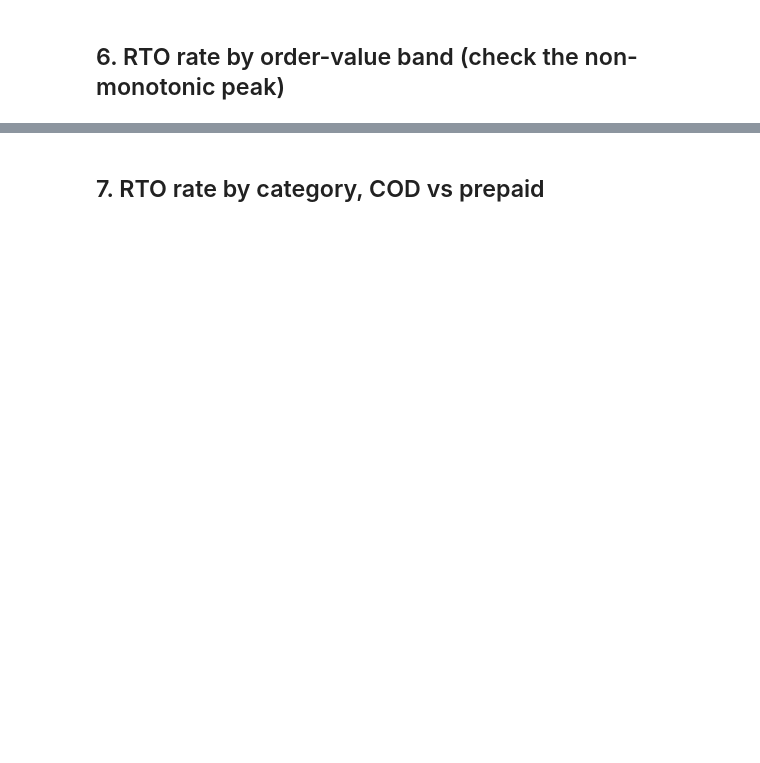
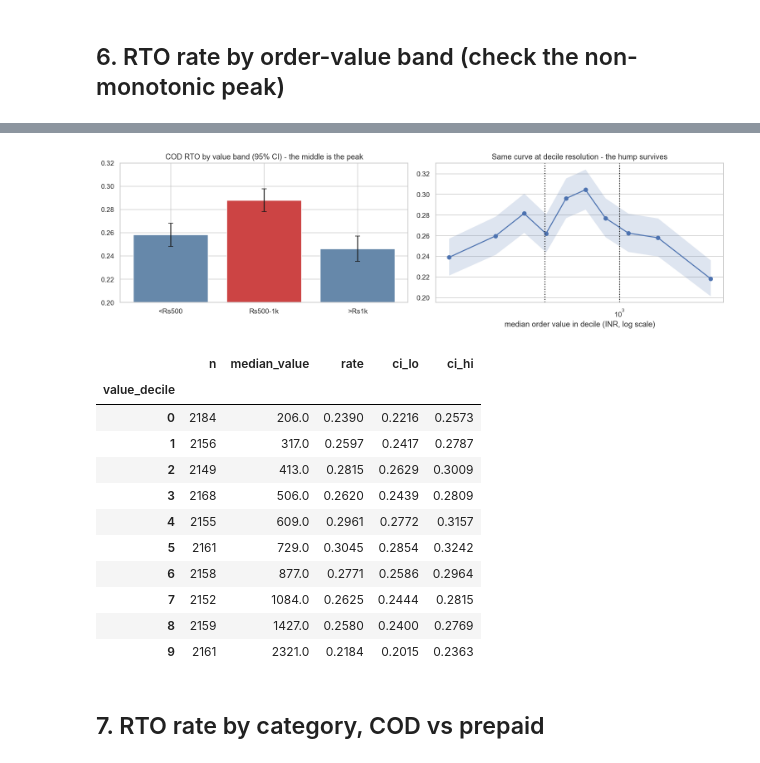
Before and after one commit to lucky07-07/rto-return-risk-scorer, a Jupyter notebook: notebooks/02_eda.ipynb, the cells around one changed output, grey strips where cells are left out. Cells and saved outputs as stored; diff of their text form; code cells hidden in the pictures; blank space fills up the shorter version.

```diff
--- a/notebooks/02_eda.ipynb
+++ b/notebooks/02_eda.ipynb
@@ -30,0 +349,11 @@ Return-Risk Scorer for COD orders (Return-to-Origin prediction).
+# %%
+band = rate_table(train[train.is_cod], "order_value_band").reindex(
+    ["under_500", "500_1000", "1000_plus"])
+display(band.round(4))
+
+peak_ok = band.loc["500_1000", "rate"] > max(
+    band.loc["under_500", "rate"], band.loc["1000_plus", "rate"])
+print(f"\nmiddle band is the peak: {peak_ok}")
+print("This is the assumption most submissions get backwards. Risk does NOT rise")
+print("with order value -- it peaks in the Rs500-1,000 impulse zone and falls above")
+print("Rs1,000, where purchases are more considered.")
@@ -31,2 +370,46 @@ Return-Risk Scorer for COD orders (Return-to-Origin prediction).
+# %%
+# Is the peak an artefact of three coarse bins? Check the shape at decile
+# resolution, which no binning choice can manufacture.
+cod_tr = train[train.is_cod].copy()
+cod_tr["value_decile"] = pd.qcut(cod_tr.order_value, 10, labels=False, duplicates="drop")
+dec = rate_table(cod_tr, "value_decile")
+dec["median_value"] = cod_tr.groupby("value_decile")["order_value"].median()
+
+fig, ax = plt.subplots(1, 2, figsize=(14, 4.2))
+
+x = np.arange(len(band))
+ax[0].bar(x, band["rate"], color=["#68a", "#c44", "#68a"])
+ax[0].errorbar(x, band["rate"],
+               yerr=[band["rate"] - band["ci_lo"], band["ci_hi"] - band["rate"]],
+               fmt="none", ecolor="k", capsize=4)
+ax[0].set_xticks(x, ["<Rs500", "Rs500-1k", ">Rs1k"])
+ax[0].set_ylim(0.20, 0.32)
+ax[0].set_title("COD RTO by value band (95% CI) - the middle is the peak")
+
+ax[1].plot(dec["median_value"], dec["rate"], "o-", lw=1.6)
+ax[1].fill_between(dec["median_value"], dec["ci_lo"], dec["ci_hi"], alpha=0.18)
+ax[1].set_xscale("log")
+ax[1].axvline(500, ls=":", c="k"); ax[1].axvline(1000, ls=":", c="k")
+ax[1].set_xlabel("median order value in decile (INR, log scale)")
+ax[1].set_title("Same curve at decile resolution - the hump survives")
+plt.tight_layout()
+plt.savefig(FIG / "02_order_value_curve.png", bbox_inches="tight")
+plt.show()
+
+display(dec[["n", "median_value", "rate", "ci_lo", "ci_hi"]].round(4))
+# %% [output]
+[figure, added]
+|  | n | median_value | rate | ci_lo | ci_hi |
+| value_decile |  |  |  |  |  |
+| 0 | 2184 | 206.0 | 0.2390 | 0.2216 | 0.2573 |
+| 1 | 2156 | 317.0 | 0.2597 | 0.2417 | 0.2787 |
+| 2 | 2149 | 413.0 | 0.2815 | 0.2629 | 0.3009 |
+| 3 | 2168 | 506.0 | 0.2620 | 0.2439 | 0.2809 |
+| 4 | 2155 | 609.0 | 0.2961 | 0.2772 | 0.3157 |
+| 5 | 2161 | 729.0 | 0.3045 | 0.2854 | 0.3242 |
+| 6 | 2158 | 877.0 | 0.2771 | 0.2586 | 0.2964 |
+| 7 | 2152 | 1084.0 | 0.2625 | 0.2444 | 0.2815 |
+| 8 | 2159 | 1427.0 | 0.2580 | 0.2400 | 0.2769 |
+| 9 | 2161 | 2321.0 | 0.2184 | 0.2015 | 0.2363 |
 # %% [markdown]
 ## 7. RTO rate by category, COD vs prepaid
```
Also changed, not shown: parts of 50 cells of this notebook, 16 other files.
